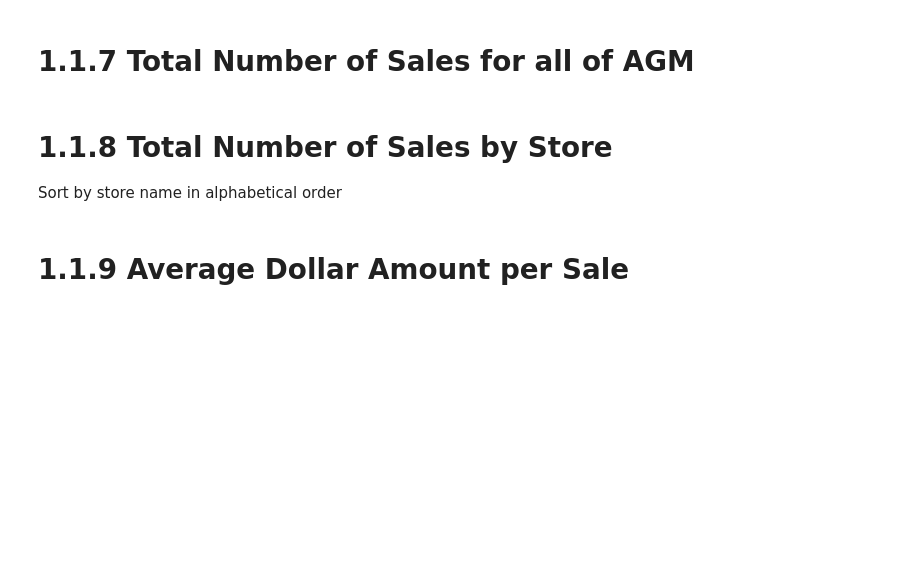
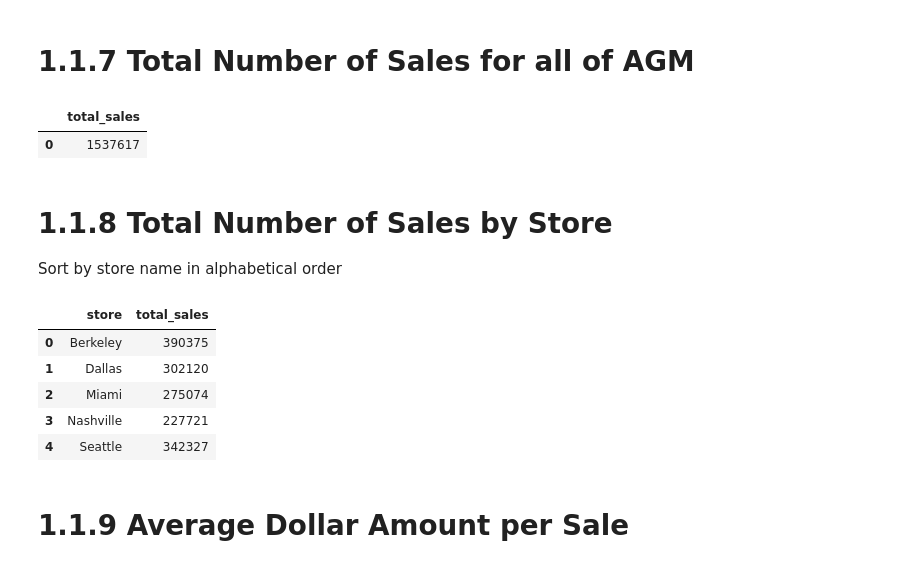
Before and after one commit to morinlandon12/ucb_mids_w205_project_1, a Jupyter notebook: project_1_1.ipynb, the cells around one changed output. Drawn from its saved outputs; the diff is of its cells as text; code cells hidden in the pictures; blank space fills up the shorter version.

```diff
--- a/project_1_1.ipynb
+++ b/project_1_1.ipynb
@@ -224,12 +294,16 @@ rollback_after_flag = True
 
 query = """
 
-select count()
+select count(distinct(sale_id, store_id)) as total_sales
 from sales
+
 
 """
 
 my_select_query_pandas(query, rollback_before_flag, rollback_after_flag)
+# %% [output]
+|  | total_sales |
+| 0 | 1537617 |
 # %% [markdown]
 # 1.1.8 Total Number of Sales by Store
 
@@ -237,15 +311,27 @@ Sort by store name in alphabetical order
 # %%
 rollback_before_flag = True
 rollback_after_flag = True
 
 query = """
 
-select count(distinct(sale_id, store_id)) as total_sales
-from sales
+select s.city as store,
+       count(distinct(sa.sale_id, sa.store_id)) as total_sales
+from stores as s
+     join sales as sa
+         on s.store_id = sa.store_id
+group by store
+order by store
 
 """
 
 my_select_query_pandas(query, rollback_before_flag, rollback_after_flag)
+# %% [output]
+|  | store | total_sales |
+| 0 | Berkeley | 390375 |
+| 1 | Dallas | 302120 |
+| 2 | Miami | 275074 |
+| 3 | Nashville | 227721 |
+| 4 | Seattle | 342327 |
 # %% [markdown]
 # 1.1.9 Average Dollar Amount per Sale
 # %%
```
Also changed, not shown: parts of 7 cells of this notebook.
